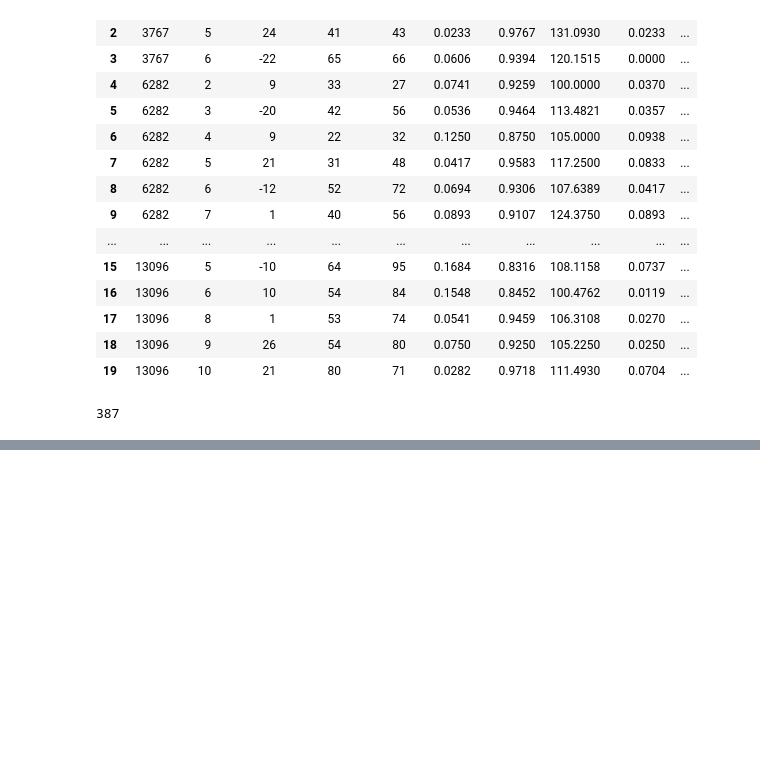
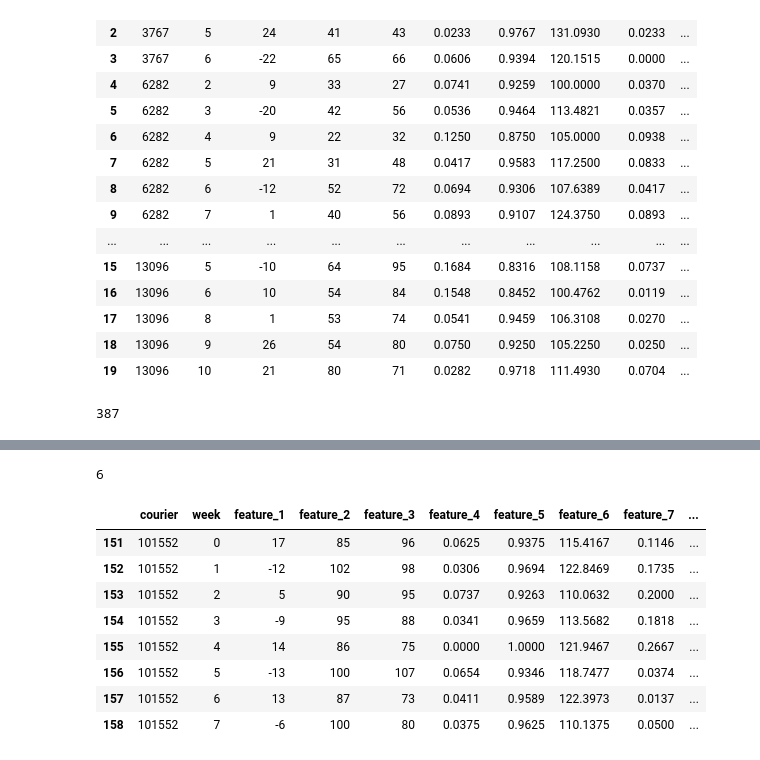
Before and after one commit to ricardofullton/glovo_test, a Jupyter notebook: glovo.ipynb, the cells around one changed output, grey strips where cells are left out. Cells and saved outputs as stored; diff of their text form; code cells hidden in the pictures; blank space fills up the shorter version.

```diff
--- a/glovo.ipynb
+++ b/glovo.ipynb
@@ -79,6 +90,10 @@ def max_consecutive(vector):
             current = 0
 
     return max(longest, current)
+# %%
+max_consecutive([0,1,1,1,0,0,1,0,1,1,1,1,1,1,0])
+# %% [output]
+6
 # %%
 def max_streak(series):
     week_vector=[0,0,0,0,0,0,0,0]
@@ -91,0 +110,12 @@ gold=weeks.groupby(['courier'], as_index=False, )
+# %%
+weeks[(weeks.courier==101552)]
+# %% [output]
+|  | courier | week | feature_1 | feature_2 | feature_3 | feature_4 | feature_5 | feature_6 | feature_7 | ... |
+| 151 | 101552 | 0 | 17 | 85 | 96 | 0.0625 | 0.9375 | 115.4167 | 0.1146 | ... |
+| 152 | 101552 | 1 | -12 | 102 | 98 | 0.0306 | 0.9694 | 122.8469 | 0.1735 | ... |
+| 153 | 101552 | 2 | 5 | 90 | 95 | 0.0737 | 0.9263 | 110.0632 | 0.2000 | ... |
+| 154 | 101552 | 3 | -9 | 95 | 88 | 0.0341 | 0.9659 | 113.5682 | 0.1818 | ... |
+| 155 | 101552 | 4 | 14 | 86 | 75 | 0.0000 | 1.0000 | 121.9467 | 0.2667 | ... |
+| 156 | 101552 | 5 | -13 | 100 | 107 | 0.0654 | 0.9346 | 118.7477 | 0.0374 | ... |
+| 157 | 101552 | 6 | 13 | 87 | 73 | 0.0411 | 0.9589 | 122.3973 | 0.0137 | ... |
+| 158 | 101552 | 7 | -6 | 100 | 80 | 0.0375 | 0.9625 | 110.1375 | 0.0500 | ... |
```
Also changed, not shown: parts of 6 cells of this notebook.
